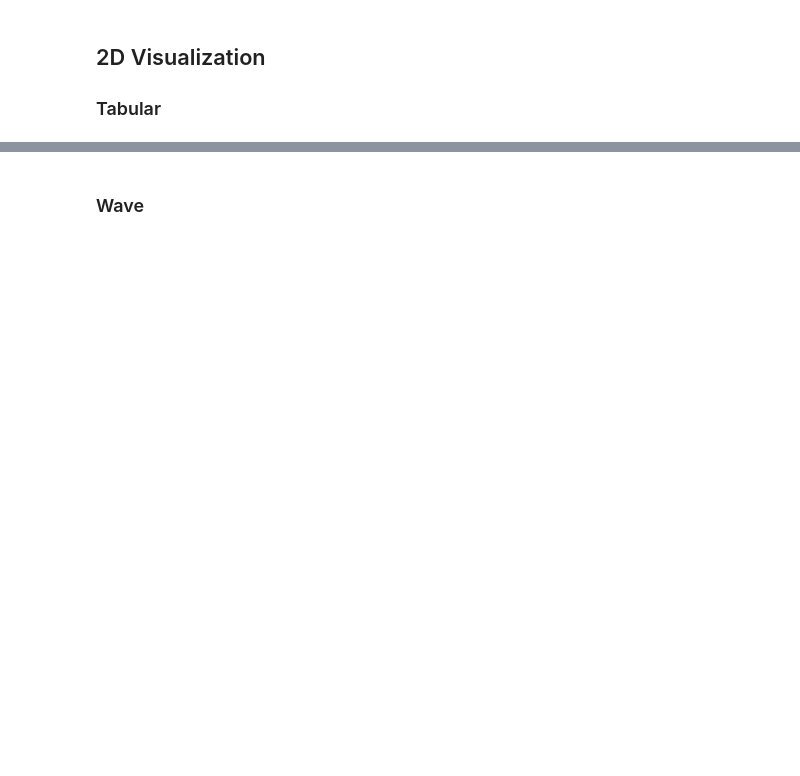
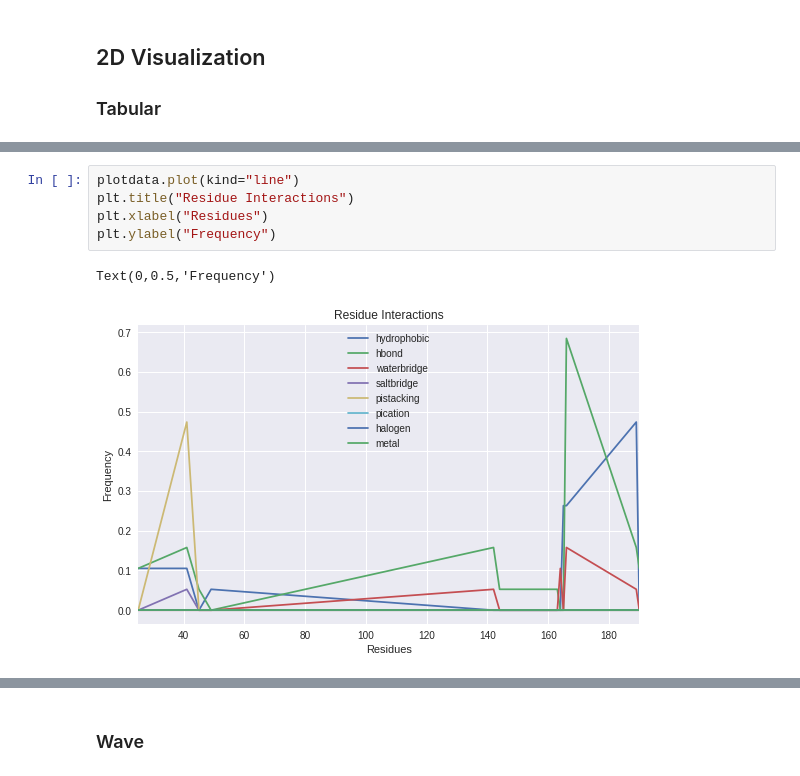
Before and after one commit to volkamerlab/plipify, a Jupyter notebook: plipify/Plipify.ipynb, the cells around one changed output, grey strips where cells are left out. Saved outputs shown, nothing was run; the diff lists cells and outputs as text; blank space fills up the shorter version.

```diff
--- a/plipify/Plipify.ipynb
+++ b/plipify/Plipify.ipynb
@@ -191,0 +189,8 @@ frequency_fingerprint(structure_folder, name_file, residues)
+# %%
+plotdata.plot(kind="line")
+plt.title("Residue Interactions")
+plt.xlabel("Residues")
+plt.ylabel("Frequency")
+# %% [output]
+Text(0,0.5,'Frequency')
+[figure, added]
```
Also changed, not shown: parts of 64 cells of this notebook.
